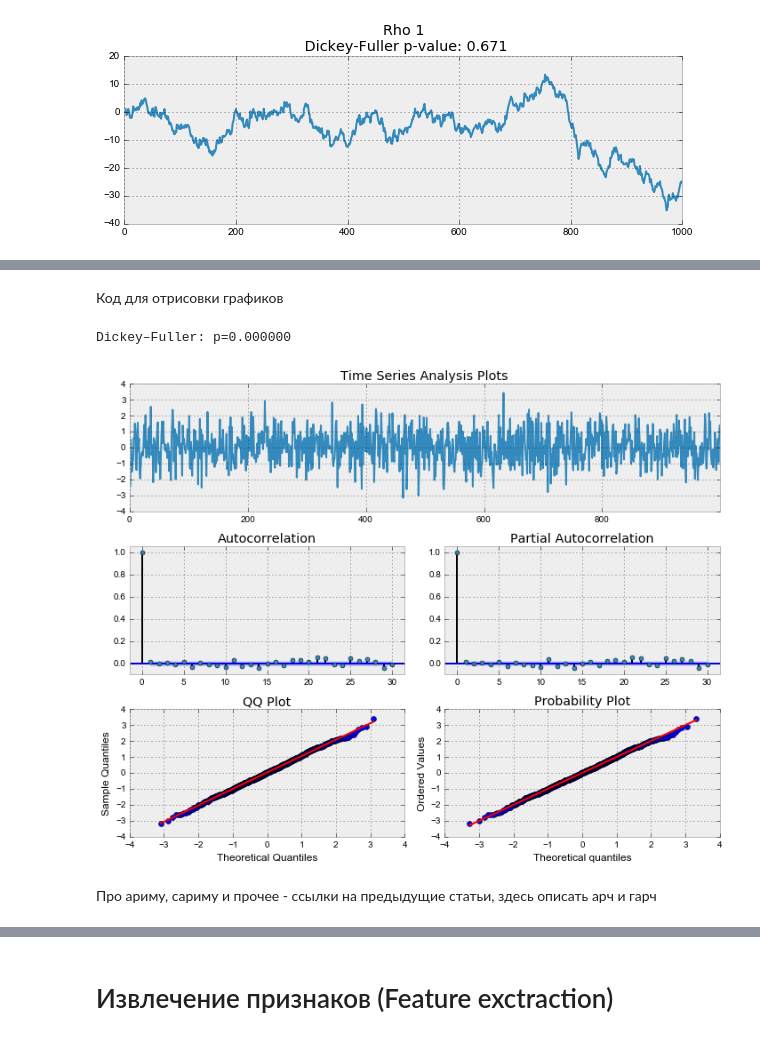
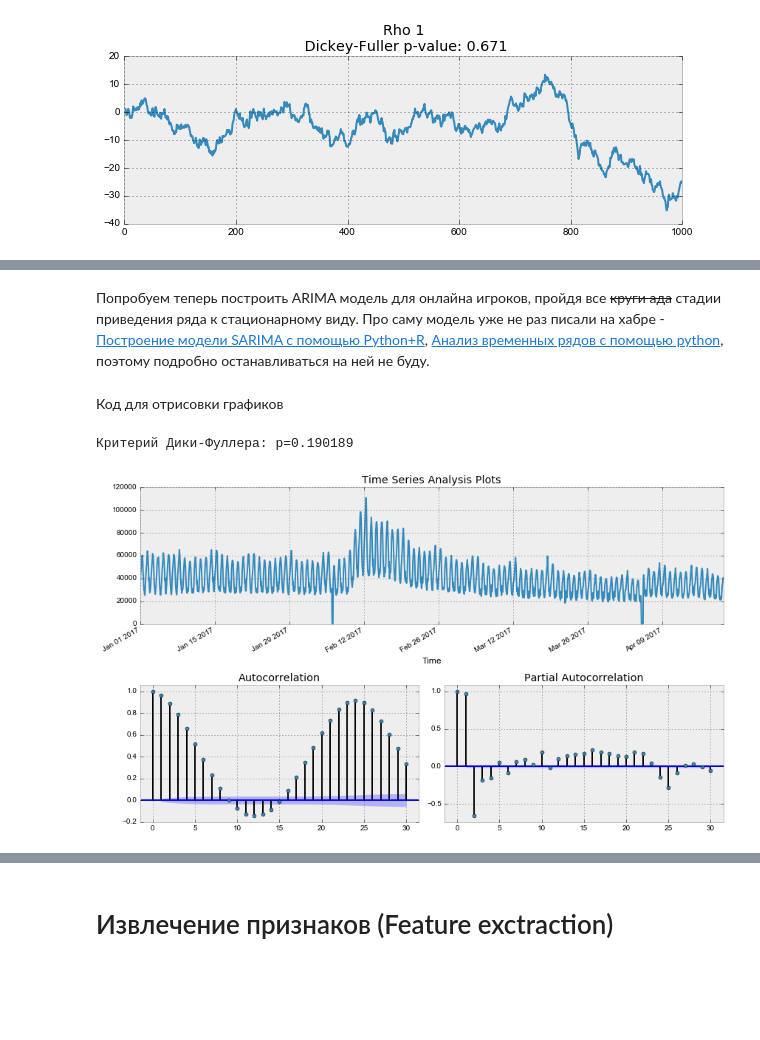
Before and after one commit to DmitrySerg/CMF, a Jupyter notebook: lesson9_timeseries/TimeSeries in Python.ipynb, the cells around one changed output, grey strips where cells are left out. Drawn from its saved outputs; the diff is of its cells as text; code cells hidden in the pictures; blank space fills up the shorter version.

```diff
--- a/lesson9_timeseries/TimeSeries in Python.ipynb
+++ b/lesson9_timeseries/TimeSeries in Python.ipynb
@@ -511,36 +519,31 @@ for rho in [0, 0.6, 0.9, 1]:
+# %% [markdown]
+Попробуем теперь построить ARIMA модель для онлайна игроков, пройдя все ~~круги ада~~ стадии приведения ряда к стационарному виду. Про саму модель уже не раз писали на хабре - [Построение модели SARIMA с помощью Python+R](https://habrahabr.ru/post/210530/), [Анализ временных рядов с помощью python](https://habrahabr.ru/post/207160/), поэтому подробно останавливаться на ней не буду.
 # %% [markdown]
 Код для отрисовки графиков
 # %%
-def tsplot(y, lags=None, figsize=(10, 8), style='bmh'):
+def tsplot(y, lags=None, figsize=(12, 7), style='bmh'):
     if not isinstance(y, pd.Series):
         y = pd.Series(y)
     with plt.style.context(style):
         fig = plt.figure(figsize=figsize)
-        layout = (3, 2)
+        layout = (2, 2)
         ts_ax = plt.subplot2grid(layout, (0, 0), colspan=2)
         acf_ax = plt.subplot2grid(layout, (1, 0))
         pacf_ax = plt.subplot2grid(layout, (1, 1))
-        qq_ax = plt.subplot2grid(layout, (2, 0))
-        pp_ax = plt.subplot2grid(layout, (2, 1))
 
 
         y.plot(ax=ts_ax)
         ts_ax.set_title('Time Series Analysis Plots')
         smt.graphics.plot_acf(y, lags=lags, ax=acf_ax, alpha=0.5)
         smt.graphics.plot_pacf(y, lags=lags, ax=pacf_ax, alpha=0.5)
-        sm.qqplot(y, line='s', ax=qq_ax)
-        qq_ax.set_title('QQ Plot')
-        scs.probplot(y, sparams=(y.mean(), y.std()), plot=pp_ax)
-        print("Dickey–Fuller: p=%f" % sm.tsa.stattools.adfuller(y)[1])
+
+        print("Критерий Дики-Фуллера: p=%f" % sm.tsa.stattools.adfuller(y)[1])
 
 
         plt.tight_layout()
     return
-# %%
-randser = np.random.normal(size=1000)
-tsplot(randser, lags=30)
-# %% [output]
-Dickey–Fuller: p=0.000000
-[figure, removed]
-# %% [markdown]
-Про ариму, сариму и прочее - ссылки на предыдущие статьи, здесь описать арч и гарч
+# %%
+tsplot(dataset.Users, lags=30)
+# %% [output]
+Критерий Дики-Фуллера: p=0.190189
+[figure, added]
```
Also changed, not shown: parts of 49 cells of this notebook.
